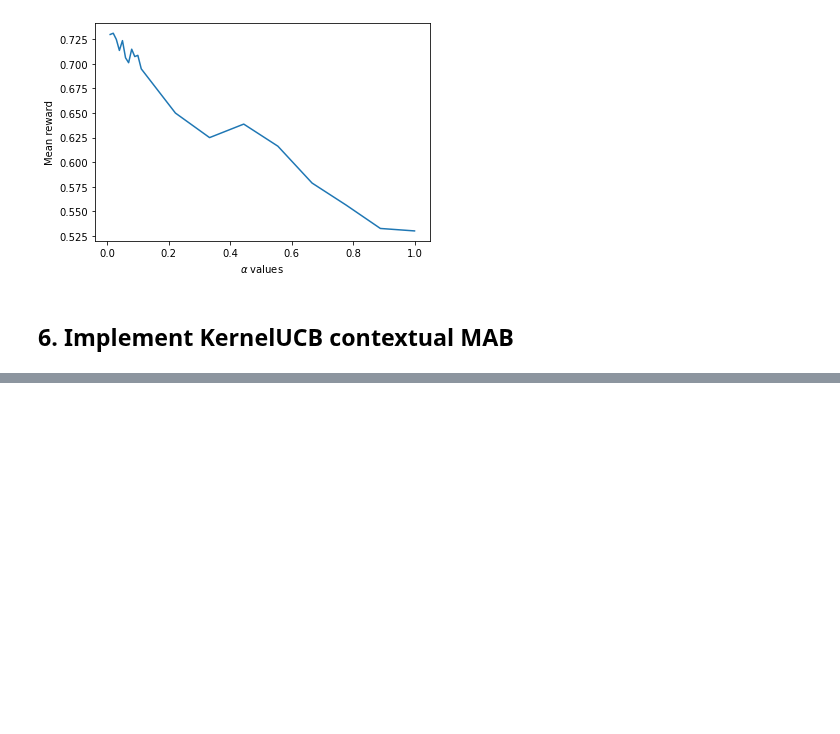
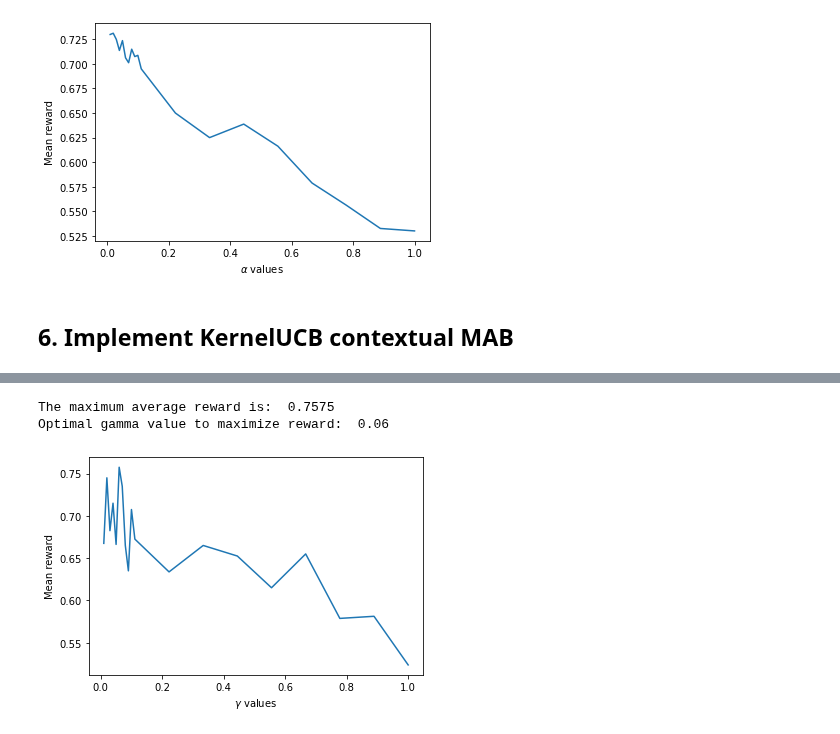
Before and after one commit to Bachfischer/COMP90051-StatML-Assignment-2, a Jupyter notebook: mbachfischer.ipynb, the cells around one changed output, grey strips where cells are left out. Saved outputs shown, nothing was run; the diff lists cells and outputs as text; code cells hidden in the pictures; blank space fills up the shorter version.

Commit message:
Update of code for hyperparameter search in task 6

```diff
--- a/mbachfischer.ipynb
+++ b/mbachfischer.ipynb
@@ -769,24 +771,34 @@ plt.show()
 # %%
 # Demonstrate a MAB hyperparameter setting using the RBF kernel
 
-# gamma interval [0.5, 1.0 , 1.5, ...., 9.0, 9.5, 10] - zero removed
-# gamma_grid_search_params = np.linspace(0, 10, 21)[1:]
-gamma_grid_search_params = np.linspace(0, 0.1, 21)[1:]
+# First Interval [0.1, 0.2, 0.3 0.4 0.5 0.6 0.7 0.8 0.9 1.] - zero removed
+gamma_params_large_interval = np.linspace(0,1,10)[1:]
+
+# Second Interval [0.01 0.02 0.03 0.04 0.05 0.06 0.07 0.08 0.09 0.1] - zero removed
+gamma_params_small_interval = np.linspace(0,0.1,11)[1:]
+
+#Append two intervals and sort
+gamma_grid_search_params = np.append(gamma_params_large_interval, gamma_params_small_interval)
+gamma_grid_search_params = np.sort(alpha_grid_search_params)
 
 results_KernelUCB_with_gamma_search = []
 
-for my_gamma in range(len(gamma_grid_search_params)):
+for gamma in gamma_grid_search_params:
     # wrap rbf_kernel in custom function to set gamma parameter
-    def rbf_kernel_wrapped_gamma(X, Y = None, gamma = my_gamma):
-        return rbf_kernel(X, Y, gamma= gamma)
+    def rbf_kernel_wrapped_gamma(X, Y = None, gamma = gamma):
+        return rbf_kernel(X, Y, gamma=gamma)
 
     mab = KernelUCB(10, 10, 1.0, 0.1, rbf_kernel_wrapped_gamma)
     results_KernelUCB = offlineEvaluate(mab, arms, rewards, contexts, 800)
     results_KernelUCB_with_gamma_search.append(np.mean(results_KernelUCB))
 
 print("The maximum average reward is: ", np.max(results_KernelUCB_with_gamma_search))
 print("Optimal gamma value to maximize reward: ", gamma_grid_search_params[np.argmax(results_KernelUCB_with_gamma_search)])
 plt.plot(gamma_grid_search_params, results_KernelUCB_with_gamma_search)
 plt.ylabel('Mean reward')
 plt.xlabel(r'$\gamma$ values')
 plt.show()
+# %% [output]
+The maximum average reward is:  0.7575
+Optimal gamma value to maximize reward:  0.06
+[figure, added]
```
Also changed, not shown: parts of 3 cells of this notebook.
